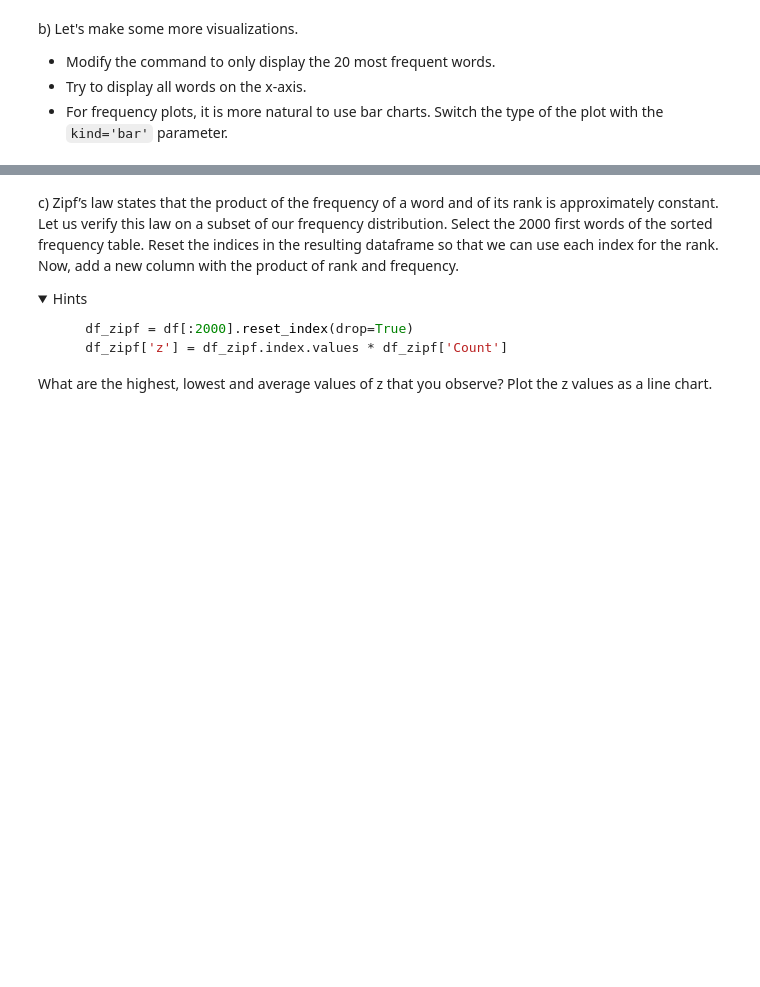
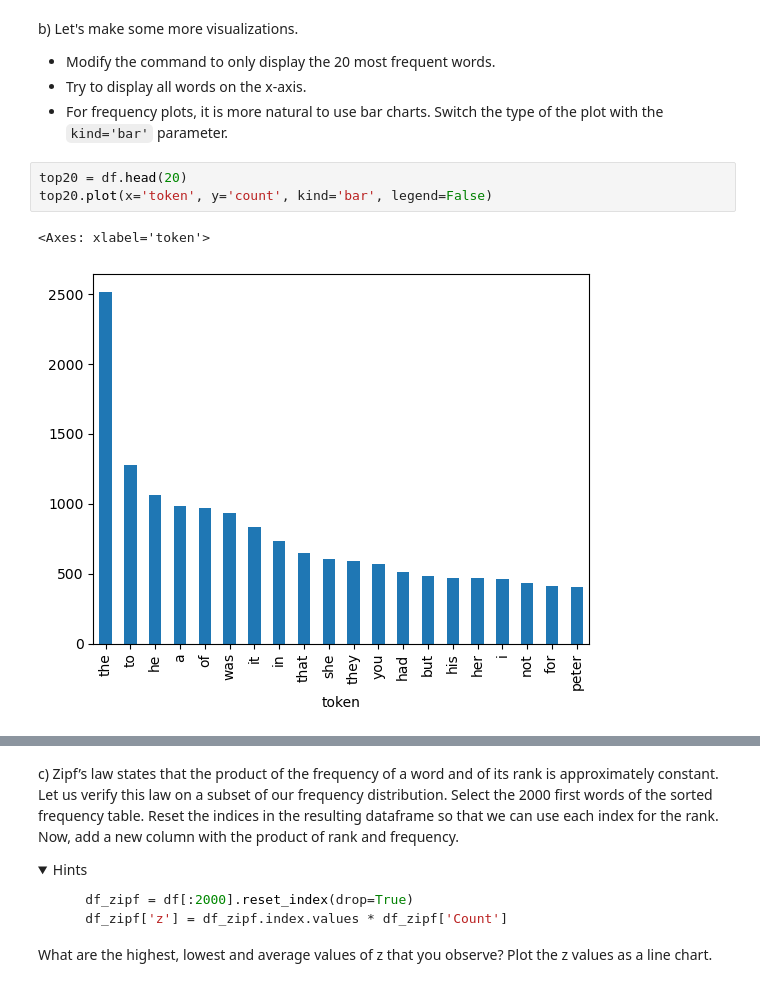
Before and after one commit to qiqin4/IN4080-2025, a Jupyter notebook: lab_sessions/week1/in4080-exercises1.ipynb, the cells around one changed output, grey strips where cells are left out. Saved outputs shown, nothing was run; the diff lists cells and outputs as text; folded sections open; blank space fills up the shorter version.

```diff
--- a/lab_sessions/week1/in4080-exercises1.ipynb
+++ b/lab_sessions/week1/in4080-exercises1.ipynb
@@ -152,3 +272,9 @@ b) Let's make some more visualizations.
 * Modify the command to only display the 20 most frequent words.
 * Try to display all words on the x-axis.
 * For frequency plots, it is more natural to use bar charts. Switch the type of the plot with the `kind='bar'` parameter.
+# %%
+top20 = df.head(20)
+top20.plot(x='token', y='count', kind='bar', legend=False)
+# %% [output]
+<Axes: xlabel='token'>
+[figure, added]
```
Also changed, not shown: parts of 18 cells of this notebook.
